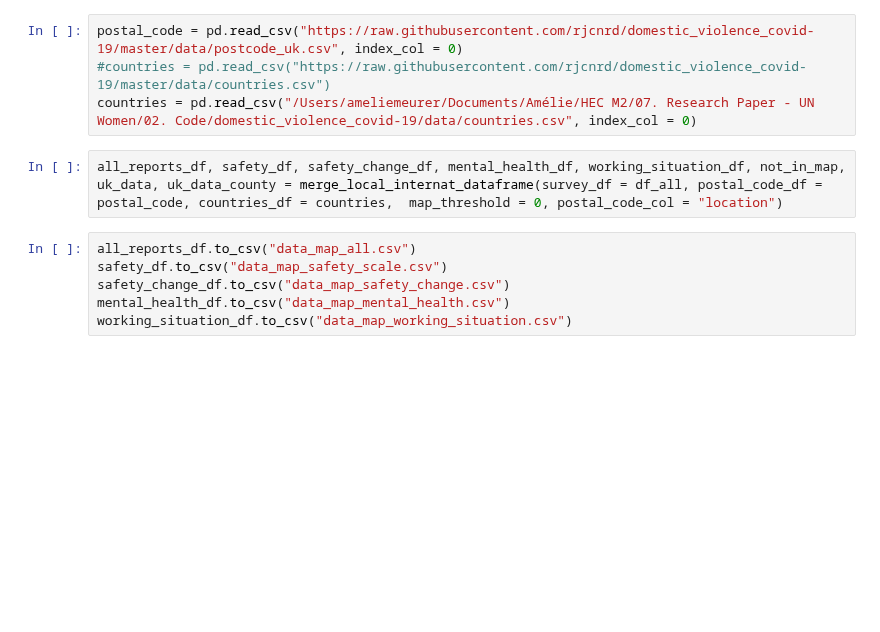
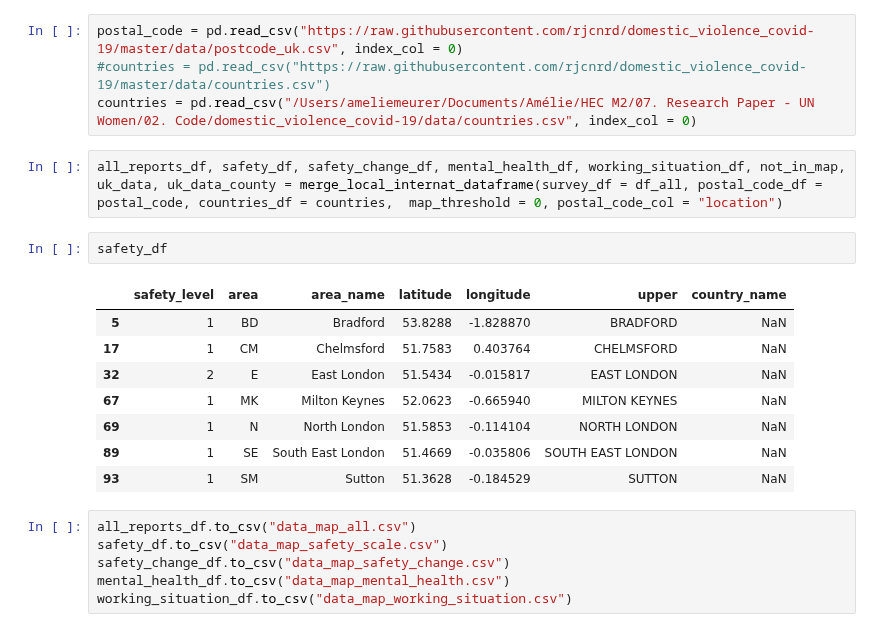
Before and after one commit to rjcnrd/domestic_violence_covid-19, a Jupyter notebook: typeform/pull_from_typeform.ipynb, the cells around one changed output. Drawn from its saved outputs; the diff is of its cells as text; blank space fills up the shorter version.

```diff
--- a/typeform/pull_from_typeform.ipynb
+++ b/typeform/pull_from_typeform.ipynb
@@ -147,6 +147,17 @@ postal_code = pd.read_csv("https://raw.githubusercontent.com/rjcnrd/domestic_vio
 countries = pd.read_csv("/Users/ameliemeurer/Documents/Amélie/HEC M2/07. Research Paper - UN Women/02. Code/domestic_violence_covid-19/data/countries.csv", index_col = 0)
 # %%
 all_reports_df, safety_df, safety_change_df, mental_health_df, working_situation_df, not_in_map, uk_data, uk_data_county = merge_local_internat_dataframe(survey_df = df_all, postal_code_df = postal_code, countries_df = countries,  map_threshold = 0, postal_code_col = "location")
+# %%
+safety_df
+# %% [output]
+|  | safety_level | area | area_name | latitude | longitude | upper | country_name |
+| 5 | 1 | BD | Bradford | 53.8288 | -1.828870 | BRADFORD | NaN |
+| 17 | 1 | CM | Chelmsford | 51.7583 | 0.403764 | CHELMSFORD | NaN |
+| 32 | 2 | E | East London | 51.5434 | -0.015817 | EAST LONDON | NaN |
+| 67 | 1 | MK | Milton Keynes | 52.0623 | -0.665940 | MILTON KEYNES | NaN |
+| 69 | 1 | N | North London | 51.5853 | -0.114104 | NORTH LONDON | NaN |
+| 89 | 1 | SE | South East London | 51.4669 | -0.035806 | SOUTH EAST LONDON | NaN |
+| 93 | 1 | SM | Sutton | 51.3628 | -0.184529 | SUTTON | NaN |
 # %%
 all_reports_df.to_csv("data_map_all.csv")
 safety_df.to_csv("data_map_safety_scale.csv")
```
Also changed, not shown: parts of 6 cells of this notebook, 1 other file.
